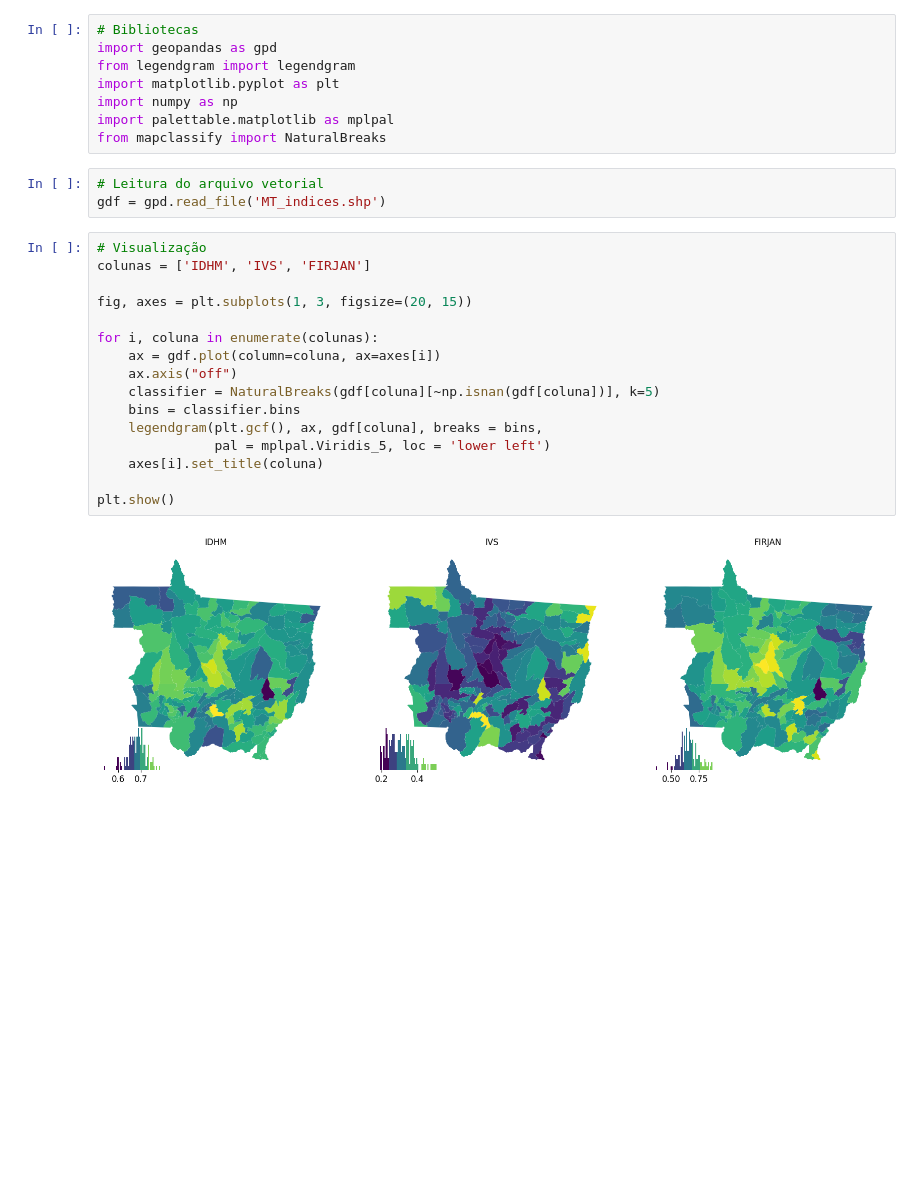
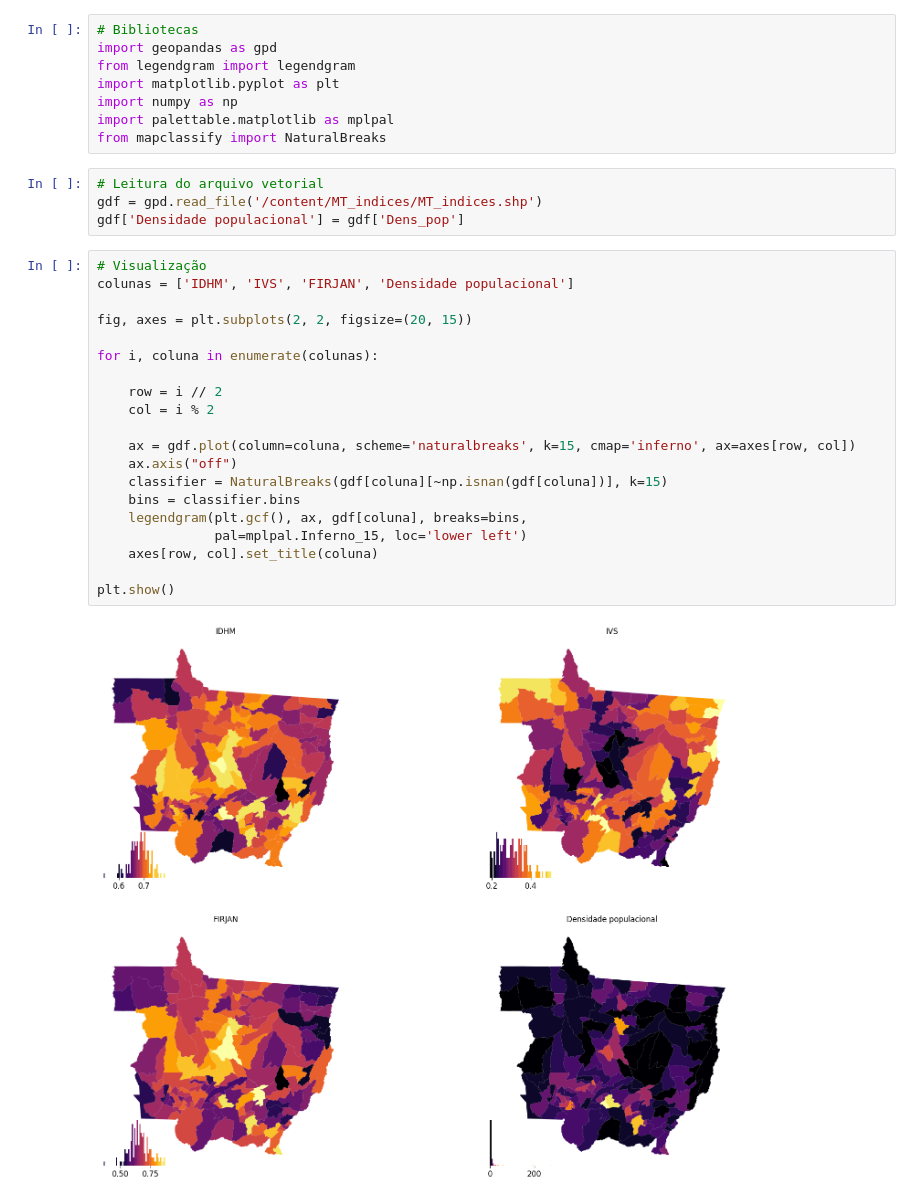
Before and after one commit to Gustavoohs/Geo_Py, a Jupyter notebook: Legendgram.ipynb, the cells around one changed output. Drawn from its saved outputs; the diff is of its cells as text; blank space fills up the shorter version.

```diff
--- a/Legendgram.ipynb
+++ b/Legendgram.ipynb
@@ -31,22 +31,27 @@ import palettable.matplotlib as mplpal
 from mapclassify import NaturalBreaks
 # %%
 # Leitura do arquivo vetorial
-gdf = gpd.read_file('MT_indices.shp')
+gdf = gpd.read_file('/content/MT_indices/MT_indices.shp')
+gdf['Densidade populacional'] = gdf['Dens_pop']
 # %%
 # Visualização
-colunas = ['IDHM', 'IVS', 'FIRJAN']
+colunas = ['IDHM', 'IVS', 'FIRJAN', 'Densidade populacional']
 
-fig, axes = plt.subplots(1, 3, figsize=(20, 15))
+fig, axes = plt.subplots(2, 2, figsize=(20, 15))
 
 for i, coluna in enumerate(colunas):
-    ax = gdf.plot(column=coluna, ax=axes[i])
+
+    row = i // 2
+    col = i % 2
+
+    ax = gdf.plot(column=coluna, scheme='naturalbreaks', k=15, cmap='inferno', ax=axes[row, col])
     ax.axis("off")
-    classifier = NaturalBreaks(gdf[coluna][~np.isnan(gdf[coluna])], k=5)
+    classifier = NaturalBreaks(gdf[coluna][~np.isnan(gdf[coluna])], k=15)
     bins = classifier.bins
-    legendgram(plt.gcf(), ax, gdf[coluna], breaks = bins,
-               pal = mplpal.Viridis_5, loc = 'lower left')
-    axes[i].set_title(coluna)
+    legendgram(plt.gcf(), ax, gdf[coluna], breaks=bins,
+               pal=mplpal.Inferno_15, loc='lower left')
+    axes[row, col].set_title(coluna)
 
 plt.show()
 # %% [output]
-[figure, old version]
+[figure, new version]
```
Also changed, not shown: parts of 1 cell of this notebook.
